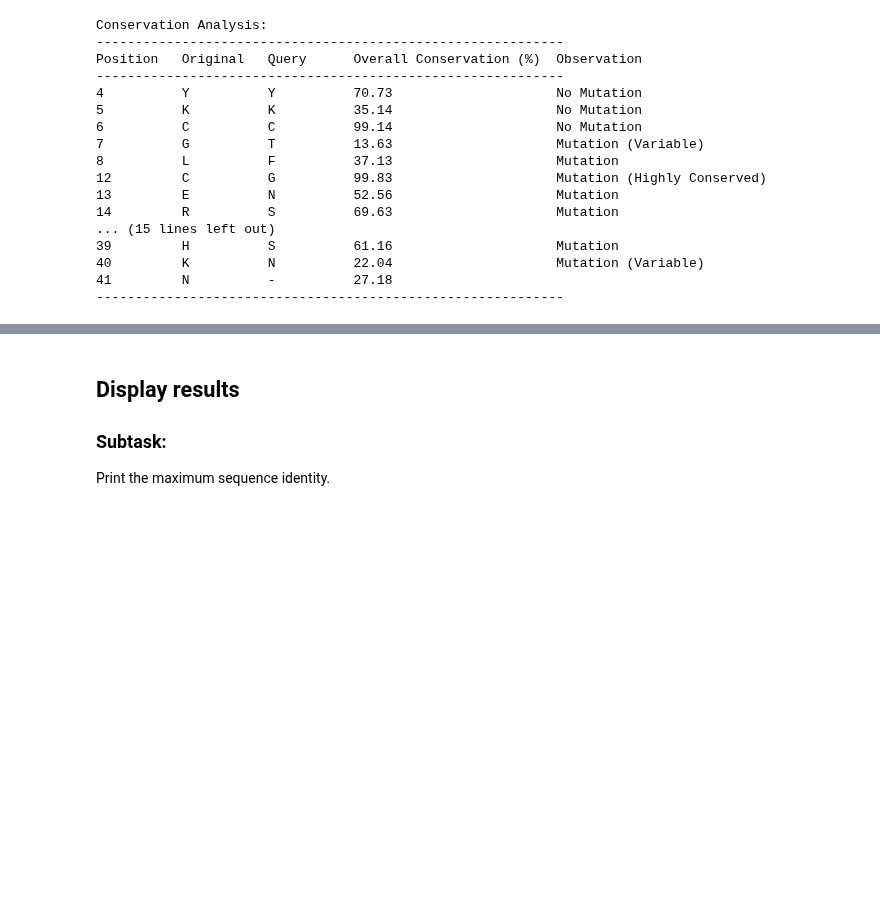
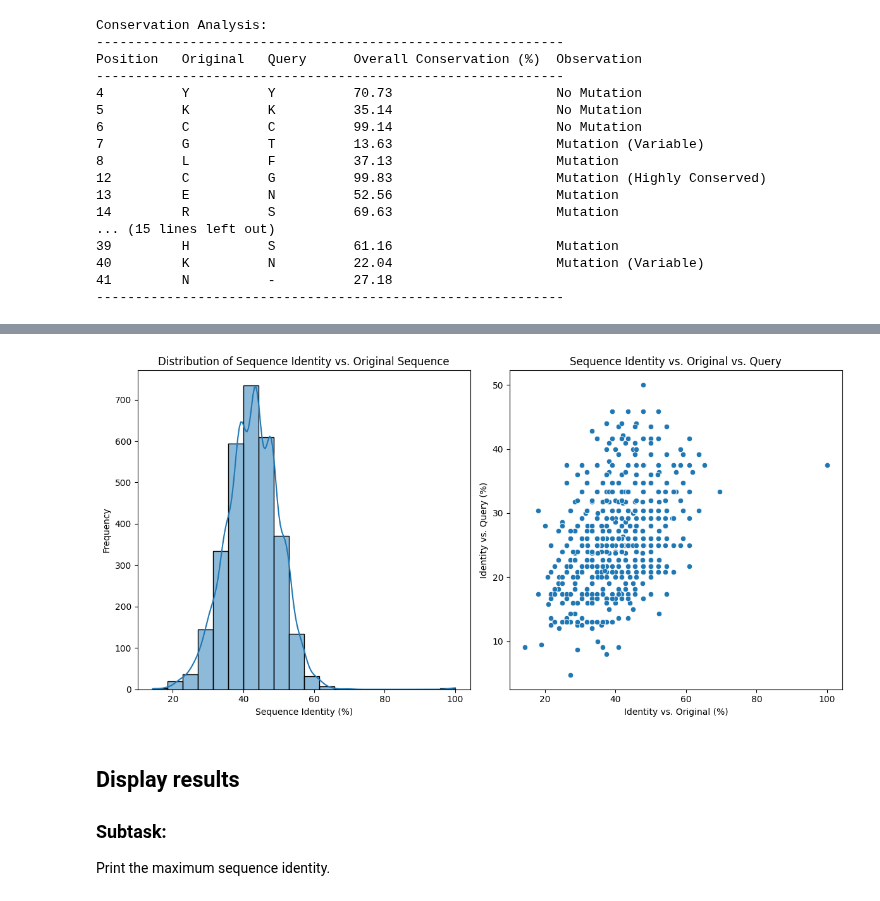
Before and after one commit to bforsbe/SK2534, a Jupyter notebook: Phylo_znf.ipynb, the cells around one changed output, grey strips where cells are left out. Saved outputs shown, nothing was run; the diff lists cells and outputs as text; code cells hidden in the pictures; blank space fills up the shorter version.

```diff
--- a/Phylo_znf.ipynb
+++ b/Phylo_znf.ipynb
@@ -513,3 +521,85 @@ Position   Original   Query      Overall Conservation (%)  Observation
+# %%
+#@title Analyze and visualize sequence identity distribution
+import matplotlib.pyplot as plt
+import seaborn as sns
+import pandas as pd
+
+# Find the query and original sequences in the alignment
+query_sequence_id = "Query_Sequence"
+original_sequence_id = "Original_Sequence"
+query_seq = None
+original_seq = None
+
+for record in alignment:
+    if record.id == query_sequence_id:
+        query_seq = record
+    elif record.id == original_sequence_id:
+        original_seq = record
+
+if query_seq is None or original_seq is None:
+    print("Error: Query or Original sequence not found in the alignment.")
+else:
+    identity_data = []
+    # Iterate through each sequence in the alignment
+    for record in alignment:
+        # Skip the query and original sequences themselves
+        if record.id == query_sequence_id or record.id == original_sequence_id:
+            continue
+
+        # Calculate sequence identity against original sequence
+        identical_residues_original = 0
+        aligned_length_original = 0
+        for i in range(alignment.get_alignment_length()):
+            original_residue = original_seq[i]
+            current_residue = record[i]
+
+            if original_residue != '-' and current_residue != '-':
+                aligned_length_original += 1
+                if original_residue == current_residue:
+                    identical_residues_original += 1
+
+        identity_original = (identical_residues_original / aligned_length_original) * 100 if aligned_length_original > 0 else 0.0
+
+        # Calculate sequence identity against query sequence
+        identical_residues_query = 0
+        aligned_length_query = 0
+        for i in range(alignment.get_alignment_length()):
+            query_residue = query_seq[i]
+            current_residue = record[i]
+
+            if query_residue != '-' and current_residue != '-':
+                aligned_length_query += 1
+                if query_residue == current_residue:
+                    identical_residues_query += 1
+
+        identity_query = (identical_residues_query / aligned_length_query) * 100 if aligned_length_query > 0 else 0.0
+
+        identity_data.append({'ID': record.id, 'Identity_vs_Original': identity_original, 'Identity_vs_Query': identity_query})
+
+    # Create a pandas DataFrame
+    identity_df = pd.DataFrame(identity_data)
+
+    # Plotting
+    plt.figure(figsize=(12, 6))
+
+    # Histogram of identity against original
+    plt.subplot(1, 2, 1)
+    sns.histplot(identity_df['Identity_vs_Original'], bins=20, kde=True)
+    plt.title('Distribution of Sequence Identity vs. Original Sequence')
+    plt.xlabel('Sequence Identity (%)')
+    plt.ylabel('Frequency')
+
+    # Scatterplot of identity vs original vs identity vs query
+    plt.subplot(1, 2, 2)
+    sns.scatterplot(data=identity_df, x='Identity_vs_Original', y='Identity_vs_Query')
+    plt.title('Sequence Identity vs. Original vs. Query')
+    plt.xlabel('Identity vs. Original (%)')
+    plt.ylabel('Identity vs. Query (%)')
+
+    plt.tight_layout()
+    plt.show()
+# %% [output]
+[figure, added]
 # %% [markdown]
 ## Display results
 
```
Also changed, not shown: parts of 2 cells of this notebook.
